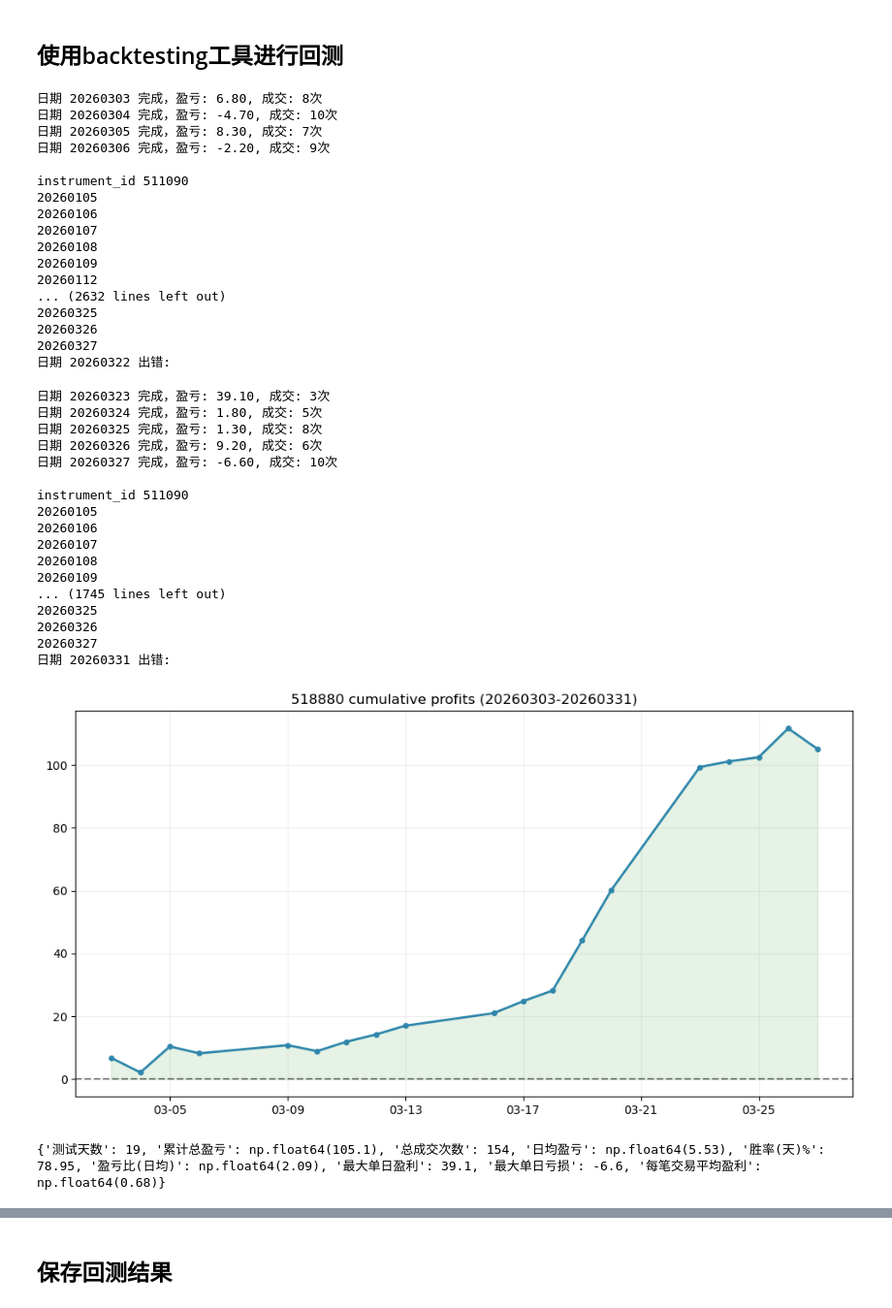
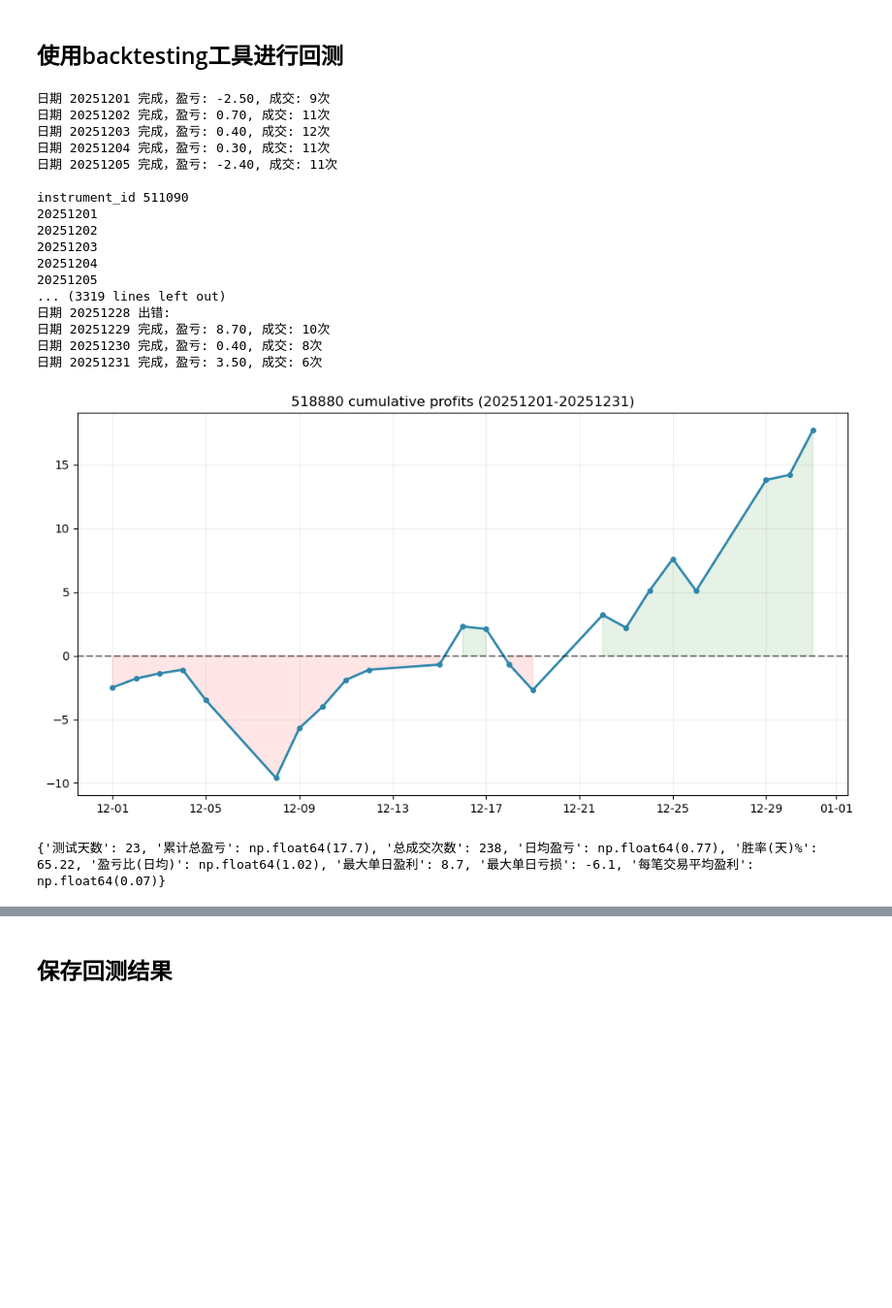
Before and after one commit to artinsophia/Quant-Intern-2026, a Jupyter notebook: delta/demo.ipynb, the cells around one changed output, grey strips where cells are left out. Shown at 97% size. Cells and saved outputs as stored; diff of their text form; code cells hidden in the pictures; blank space fills up the shorter version.

```diff
--- a/delta/demo.ipynb
+++ b/delta/demo.ipynb
@@ -206,58 +205,41 @@ print(f"策略已创建: {strategy.name}")
 # %%
 import sys
 sys.path.append('/home/jovyan/work/tactics_demo/tools')
 from multi_day_backtest import backtest_multi_days, backtest_summary
 from delta.strategy import StrategyDemo
 
 result_df = backtest_multi_days(
     instrument_id=instrument_id,
-    start_ymd='20260303',
-    end_ymd='20260331',
+    start_ymd='20251201',
+    end_ymd='20251231',
     StrategyClass= StrategyDemo,
     model = model_path,
     param_dict=param_dict,
     official = False
 )
 
 summary = backtest_summary(result_df)
 print(summary)
 # %% [output]
-日期 20260303 完成，盈亏: 6.80, 成交: 8次
-日期 20260304 完成，盈亏: -4.70, 成交: 10次
-日期 20260305 完成，盈亏: 8.30, 成交: 7次
-日期 20260306 完成，盈亏: -2.20, 成交: 9次
+日期 20251201 完成，盈亏: -2.50, 成交: 9次
+日期 20251202 完成，盈亏: 0.70, 成交: 11次
+日期 20251203 完成，盈亏: 0.40, 成交: 12次
+日期 20251204 完成，盈亏: 0.30, 成交: 11次
+日期 20251205 完成，盈亏: -2.40, 成交: 11次
 
 instrument_id 511090
-20260105
-20260106
-20260107
-20260108
-20260109
-20260112
-... (2632 lines left out)
-20260325
-20260326
-20260327
-日期 20260322 出错:
+20251201
+20251202
+20251203
+20251204
+20251205
+... (3319 lines left out)
+日期 20251228 出错:
+日期 20251229 完成，盈亏: 8.70, 成交: 10次
+日期 20251230 完成，盈亏: 0.40, 成交: 8次
+日期 20251231 完成，盈亏: 3.50, 成交: 6次
+[figure, new version]
-日期 20260323 完成，盈亏: 39.10, 成交: 3次
-日期 20260324 完成，盈亏: 1.80, 成交: 5次
-日期 20260325 完成，盈亏: 1.30, 成交: 8次
-日期 20260326 完成，盈亏: 9.20, 成交: 6次
-日期 20260327 完成，盈亏: -6.60, 成交: 10次
-
-instrument_id 511090
-20260105
-20260106
-20260107
-20260108
-20260109
-... (1745 lines left out)
-20260325
-20260326
-20260327
-日期 20260331 出错:
+{'测试天数': 23, '累计总盈亏': np.float64(17.7), '总成交次数': 238, '日均盈亏': np.float64(0.77), '胜率(天)%': 65.22, '盈亏比(日均)': np.float64(1.02), '最大单日盈利': 8.7, '最大单日亏损': -6.1, '每笔交易平均盈利': np.float64(0.07)}
-[figure, old version]
-{'测试天数': 19, '累计总盈亏': np.float64(105.1), '总成交次数': 154, '日均盈亏': np.float64(5.53), '胜率(天)%': 78.95, '盈亏比(日均)': np.float64(2.09), '最大单日盈利': 39.1, '最大单日亏损': -6.6, '每笔交易平均盈利': np.float64(0.68)}
 # %%
 with pd.option_context('display.max_rows', None, 'display.max_columns', None):
     display(result_df)
```
Also changed, not shown: parts of 10 cells of this notebook, 5 other files.
